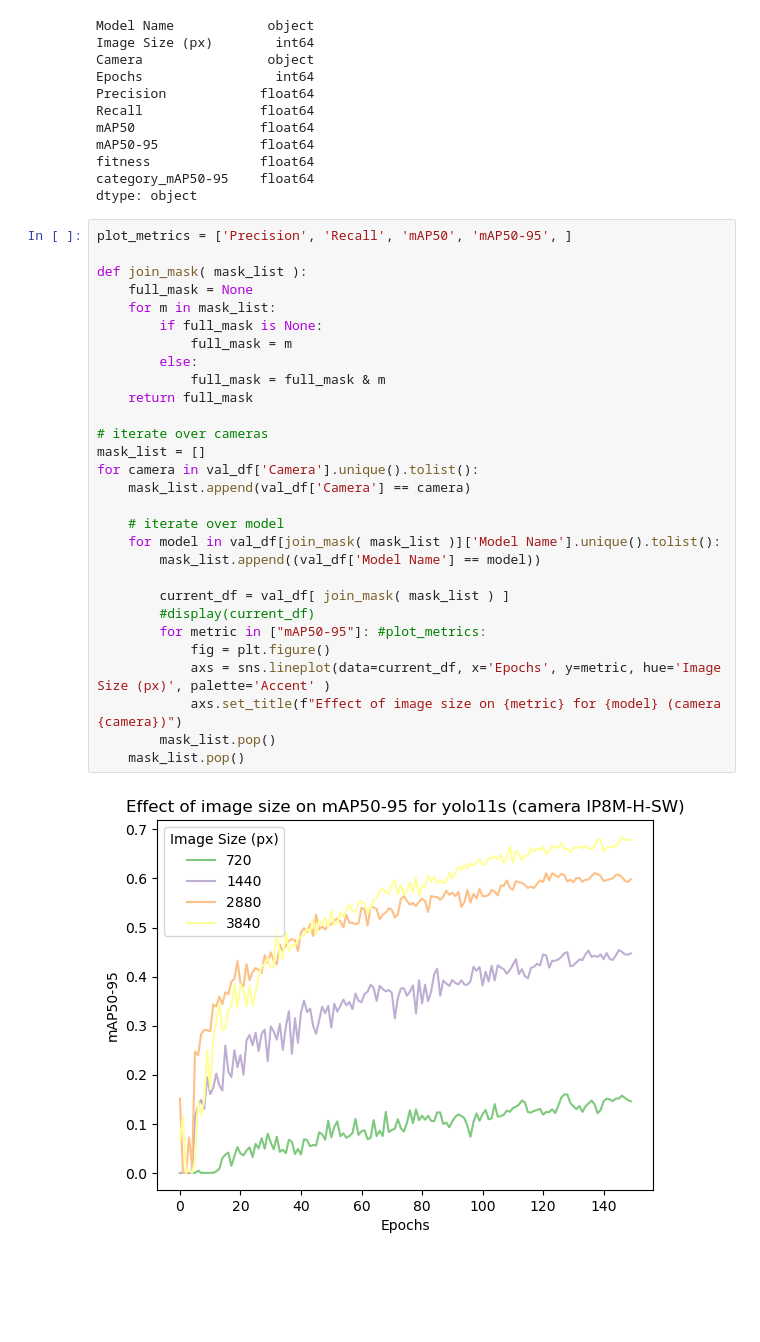
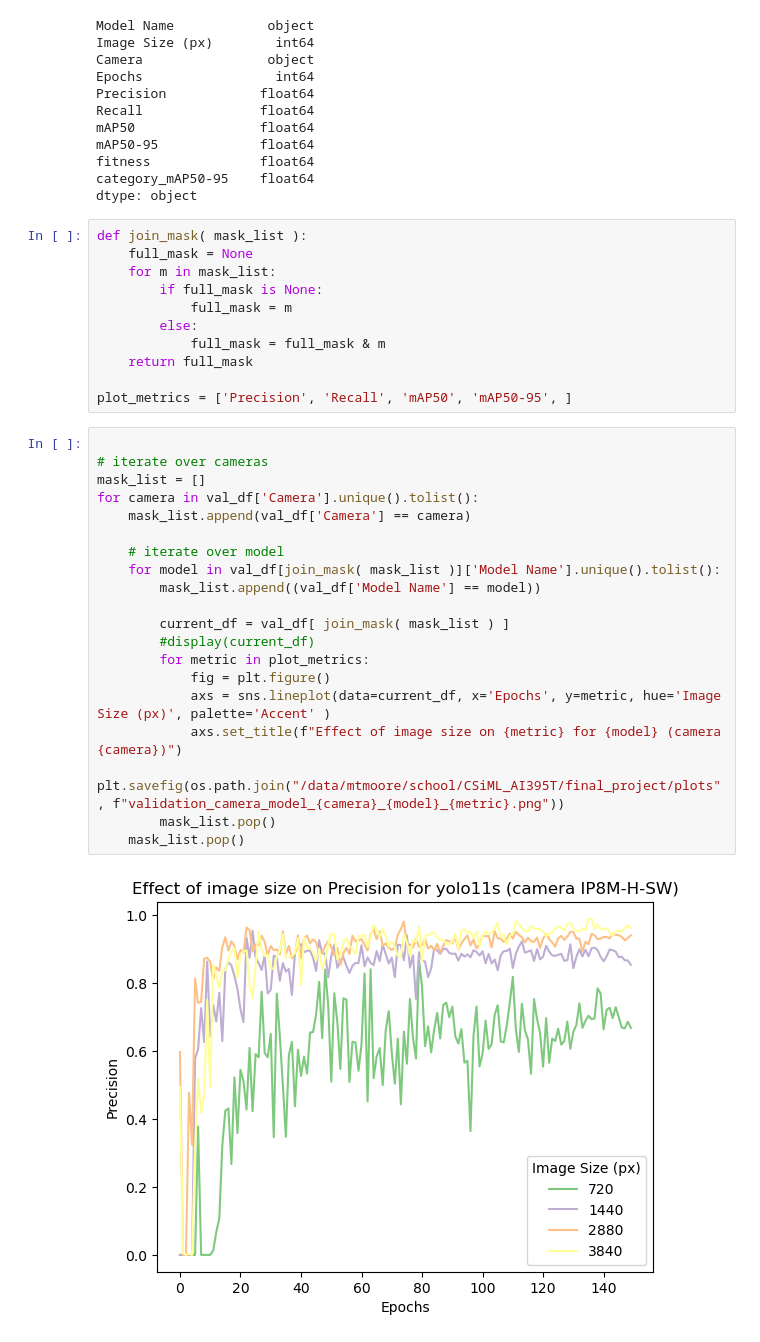
Before and after one commit to mtmoore-ai/deer-detector, a Jupyter notebook: yolov11_validation_results.ipynb, the cells around one changed output. Drawn from its saved outputs; the diff is of its cells as text; blank space fills up the shorter version.

Commit message:
by model and by size

```diff
--- a/yolov11_validation_results.ipynb
+++ b/yolov11_validation_results.ipynb
@@ -105,34 +105,36 @@ mAP50-95             float64
 fitness              float64
 category_mAP50-95    float64
 dtype: object
+# %%
+def join_mask( mask_list ):
+    full_mask = None
+    for m in mask_list:
+        if full_mask is None:
+            full_mask = m
+        else:
+            full_mask = full_mask & m
+    return full_mask
+
+plot_metrics = ['Precision', 'Recall', 'mAP50', 'mAP50-95', ]
 # %%
-plot_metrics = ['Precision', 'Recall', 'mAP50', 'mAP50-95', ]
-
-def join_mask( mask_list ):
-    full_mask = None
-    for m in mask_list:
-        if full_mask is None:
-            full_mask = m
-        else:
-            full_mask = full_mask & m
-    return full_mask
 
 # iterate over cameras
 mask_list = []
 for camera in val_df['Camera'].unique().tolist():
     mask_list.append(val_df['Camera'] == camera)
 
     # iterate over model
     for model in val_df[join_mask( mask_list )]['Model Name'].unique().tolist():
         mask_list.append((val_df['Model Name'] == model))
 
         current_df = val_df[ join_mask( mask_list ) ]
         #display(current_df)
-        for metric in ["mAP50-95"]: #plot_metrics:
+        for metric in plot_metrics:
             fig = plt.figure()
             axs = sns.lineplot(data=current_df, x='Epochs', y=metric, hue='Image Size (px)', palette='Accent' )
             axs.set_title(f"Effect of image size on {metric} for {model} (camera {camera})")
+            plt.savefig(os.path.join("/data/mtmoore/school/CSiML_AI395T/final_project/plots", f"validation_camera_model_{camera}_{model}_{metric}.png"))
         mask_list.pop()
     mask_list.pop()
 # %% [output]
-[figure, old version]
+[figure, new version]
```
Also changed, not shown: parts of 2 cells of this notebook.
